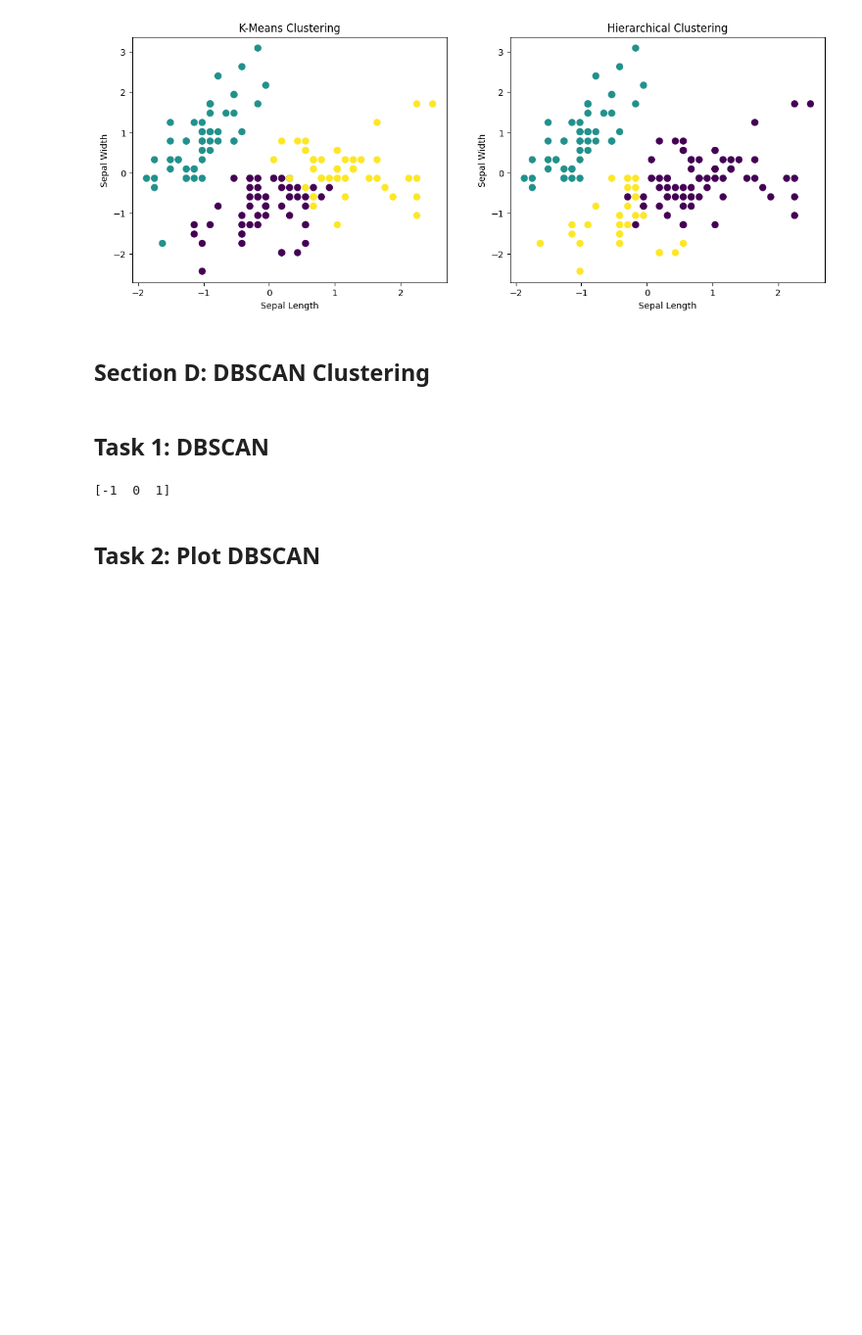
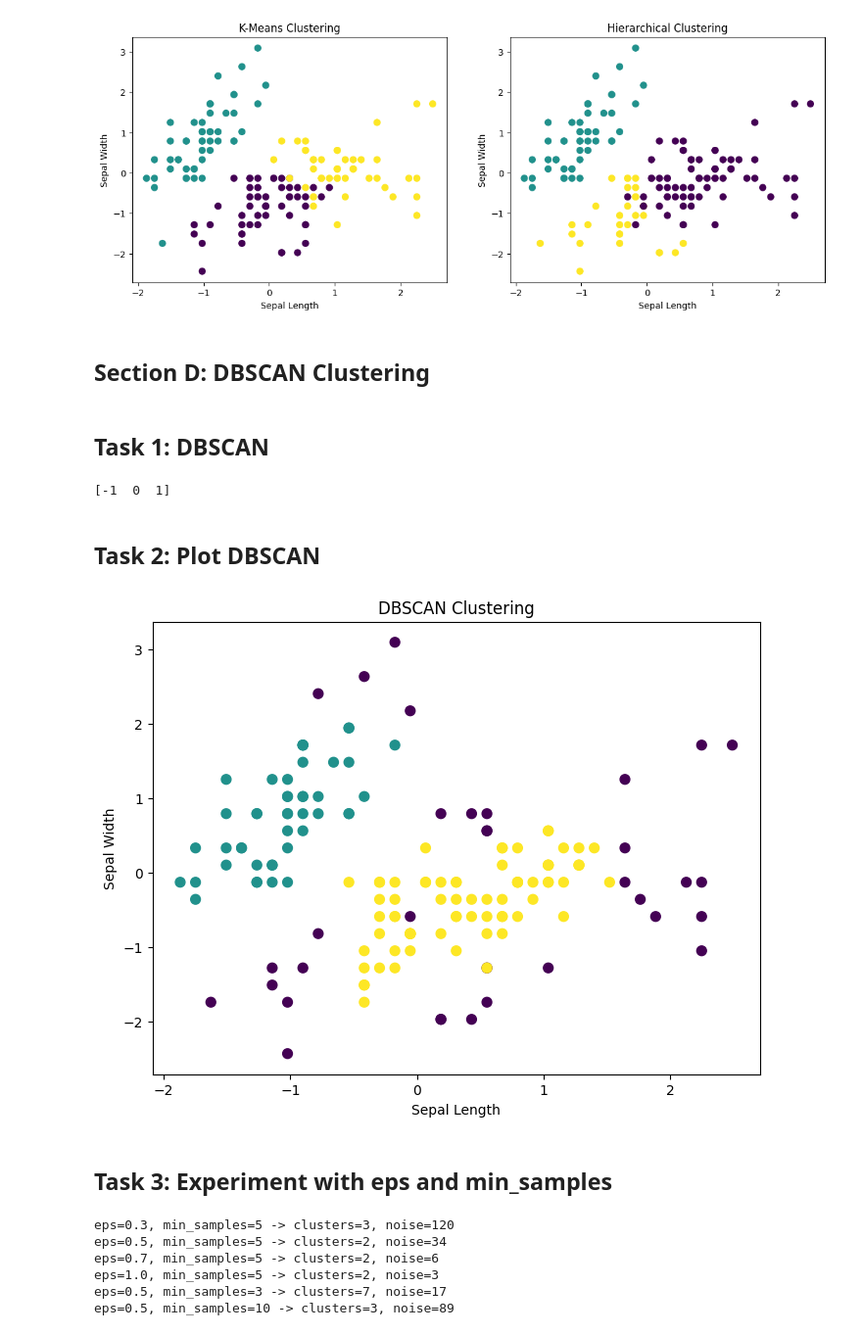
Before and after one commit to mdzubayereashraf/Ostad-AI-Engineering-Course-Assignments, a Jupyter notebook: Assignmen_No_12(Clustering_&_Dimensionality_Reduction).ipynb, the cells around one changed output. Shown at 98% size. Saved outputs shown, nothing was run; the diff lists cells and outputs as text; code cells hidden in the pictures; blank space fills up the shorter version.

Commit message:
Completed DBSCAN

```diff
--- a/Assignmen_No_12(Clustering_&_Dimensionality_Reduction).ipynb
+++ b/Assignmen_No_12(Clustering_&_Dimensionality_Reduction).ipynb
@@ -375,3 +375,56 @@ print(np.unique(dbscan_labels))
 [-1  0  1]
 # %% [markdown]
 ## Task 2: Plot DBSCAN
+# %%
+plt.figure(figsize=(8, 6))
+
+plt.scatter(
+    X_scaled[:, 0],
+    X_scaled[:, 1],
+    c=dbscan_labels,
+    cmap='viridis',
+    s=50
+)
+
+plt.xlabel("Sepal Length")
+plt.ylabel("Sepal Width")
+plt.title("DBSCAN Clustering")
+
+plt.show()
+# %% [output]
+[figure, added]
+# %% [markdown]
+## Task 3: Experiment with eps and min_samples
+# %%
+settings = [
+    (0.3, 5),
+    (0.5, 5),
+    (0.7, 5),
+    (1.0, 5),
+    (0.5, 3),
+    (0.5, 10)
+]
+
+for eps, min_samples in settings:
+
+    dbscan = DBSCAN(
+        eps=eps,
+        min_samples=min_samples
+    )
+
+    labels = dbscan.fit_predict(X_scaled)
+
+    n_clusters = len(set(labels)) - (1 if -1 in labels else 0)
+    n_noise = list(labels).count(-1)
+
+    print(
+        f"eps={eps}, min_samples={min_samples} "
+        f"-> clusters={n_clusters}, noise={n_noise}"
+    )
+# %% [output]
+eps=0.3, min_samples=5 -> clusters=3, noise=120
+eps=0.5, min_samples=5 -> clusters=2, noise=34
+eps=0.7, min_samples=5 -> clusters=2, noise=6
+eps=1.0, min_samples=5 -> clusters=2, noise=3
+eps=0.5, min_samples=3 -> clusters=7, noise=17
+eps=0.5, min_samples=10 -> clusters=3, noise=89
```
Also changed, not shown: parts of 4 cells of this notebook.
